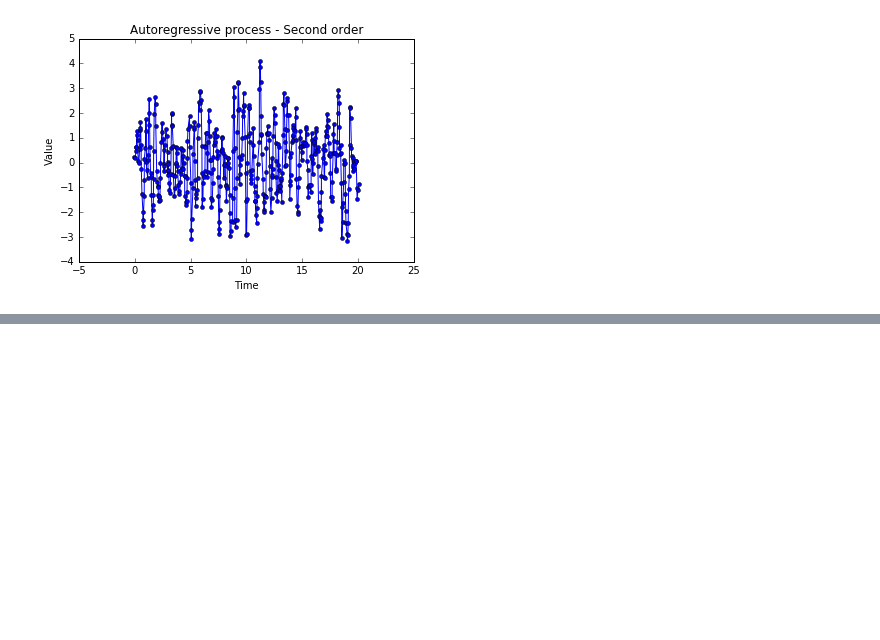
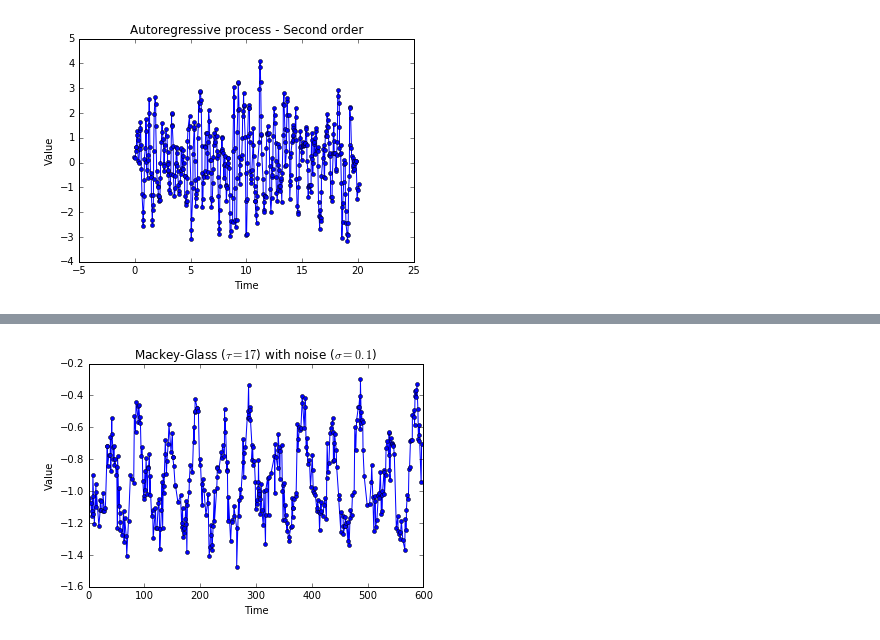
Before and after one commit to TimeSynth/TimeSynth, a Jupyter notebook: TimeSynthExamples.ipynb, the cells around one changed output, grey strips where cells are left out. Drawn from its saved outputs; the diff is of its cells as text; code cells hidden in the pictures; blank space fills up the shorter version.

```diff
--- a/TimeSynthExamples.ipynb
+++ b/TimeSynthExamples.ipynb
@@ -168,0 +151,7 @@ plt.plot(data)
+# %%
+plt.plot(irregular_time_samples, mg_samples, marker='o', markersize=4)
+plt.xlabel('Time')
+plt.ylabel('Value')
+plt.title('Mackey-Glass ($\\tau=17$) with noise ($\\sigma = 0.1$)');
+# %% [output]
+[figure, added]
```
Also changed, not shown: parts of 8 cells of this notebook, 4 other files.
